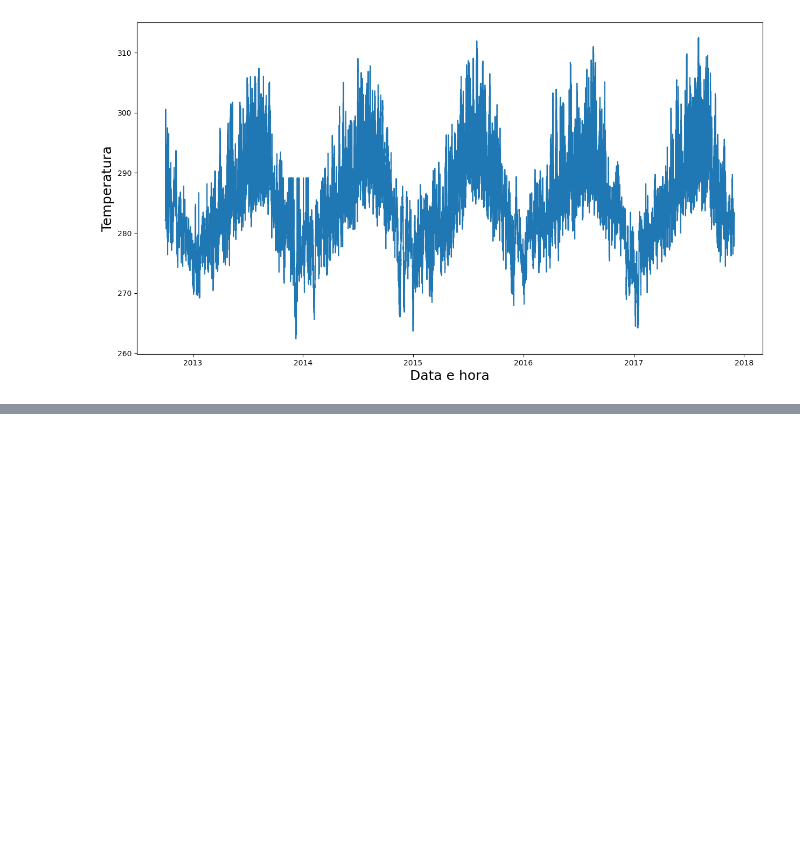
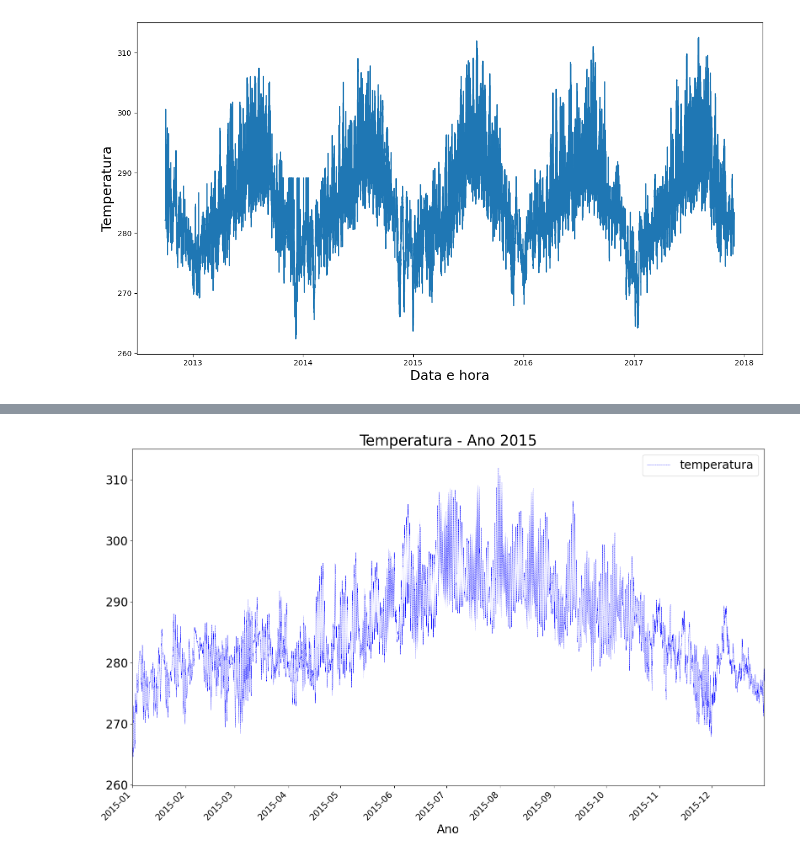
Before and after one commit to danielvieira95/Inteligencia_Artificial_2025, a Jupyter notebook: Turma-A/aula03/codigo1.ipynb, the cells around one changed output, grey strips where cells are left out. Saved outputs shown, nothing was run; the diff lists cells and outputs as text; code cells hidden in the pictures; blank space fills up the shorter version.

Commit message:
aula 03
Grafico matplotlib

```diff
--- a/Turma-A/aula03/codigo1.ipynb
+++ b/Turma-A/aula03/codigo1.ipynb
@@ -96,0 +108,16 @@ Text(0, 0.5, 'Temperatura')
+# %%
+# selecionando um periodo na base de dados
+fig = plt.figure(figsize=(15,8))
+plt.rcParams['font.size']='20' # define o tamanho da fonte do grafico
+eixo = fig.add_axes([0,0,1,1]) # cria um eixo para o grafico
+eixo.plot(df['data'],df['temperatura'],color='b',lw=0.5,linestyle='--')
+# escolhendo um periodo da base de dados
+eixo.set_xlim(datetime.datetime(2015,1,1),datetime.datetime(2015,12,31))
+# valor inicial # valor final do periodo escolhido
+eixo.set_title('Temperatura - Ano 2015',fontsize=25)
+eixo.legend(['temperatura'],fontsize=20)
+eixo.set_xlabel('Ano',fontsize=20)
+plt.xticks(rotation=45,fontsize=15,ha='right') # ajusta o espaçamento do eixo x
+plt.show()
+# %% [output]
+[figure, added]
```
Also changed, not shown: parts of 1 cell of this notebook.
